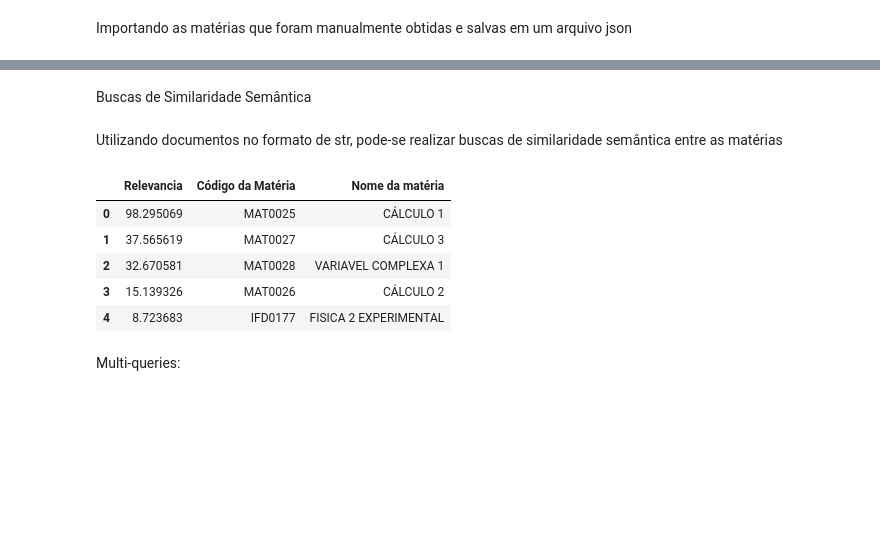
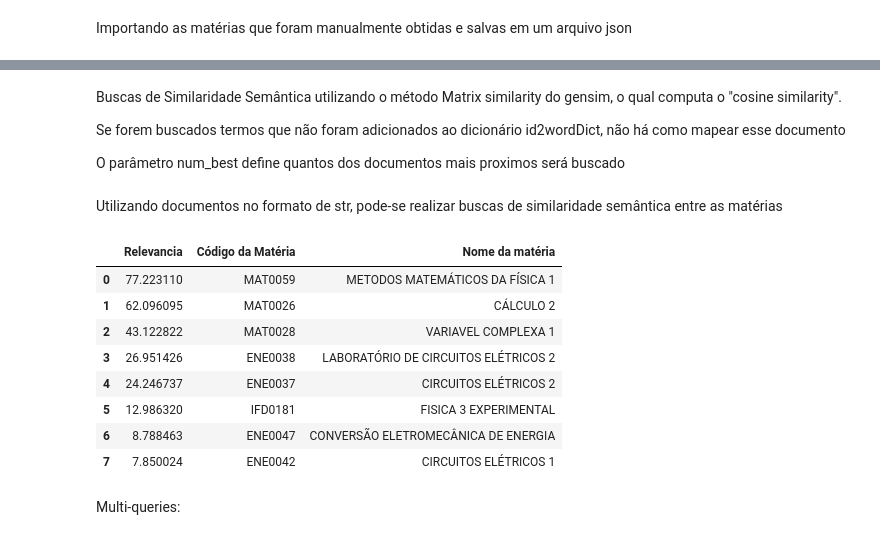
Before and after one commit to gnramos/crea-tools, a Jupyter notebook: LSI-model.ipynb, the cells around one changed output, grey strips where cells are left out. Cells and saved outputs as stored; diff of their text form; code cells hidden in the pictures; blank space fills up the shorter version.

```diff
--- a/LSI-model.ipynb
+++ b/LSI-model.ipynb
@@ -17,7 +16,7 @@ matriz_do_conhecimento = pd.read_excel("C:\Coding\WorkSpace\PIBITI\Matriz_do_Con
 # %% [markdown]
 Corrigindo valores que foram incorretamente preenchido pelo método fillna("ffill"):
 # %%
-matriz_do_conhecimento = matriz_do_conhecimento.replace({"TÓPICOS": np.NaN, "Nº DE ORDEM DOS TÓPICOS": np.NaN})
+crea_df = crea_df.replace({"TÓPICOS": np.NaN, "Nº DE ORDEM DOS TÓPICOS": np.NaN})
 # %% [markdown]
 Salvando o Dataframe com o pickle
 # %%
@@ -154,52 +326,58 @@ MmCorpus(26 documents, 26 features, 676 non-zero entries)
-# %% [markdown]
-Buscas de Similaridade Semântica
+# %% [markdown]
+Buscas de Similaridade Semântica utilizando o método Matrix similarity do gensim, o qual computa o "cosine similarity".
+
+Se forem buscados termos que não foram adicionados ao dicionário id2wordDict, não há como mapear esse documento
+
+O parâmetro num_best define quantos dos documentos mais proximos será buscado
 # %%
-from gensim.similarities import MatrixSimilarity
-from operator import itemgetter
+from gensim.similarities.docsim import MatrixSimilarity
 
-materia_index = MatrixSimilarity(lsi_corpus, num_features = lsi_corpus.num_terms)
+cosineSimilarity = MatrixSimilarity(lsi_corpus, num_features = lsi_corpus.num_terms, num_best=8)
 
-def search_similar(search_term):
-    search_doc = nlp(search_term)
-    lemmatized_doc = [token.lemma_ for token in search_doc]
+def search_similarity_query(search_document):
 
-    query_bow = id2wordDict.doc2bow( lemmatized_doc )
+    # * preprocessing and processing until becomes a matrix of type term_to_topic (V)
+    doc = preprocess(search_document)
+    query_bow = id2wordDict.doc2bow(doc)
     query_tfidf = tfidf_model[query_bow]
     query_lsi = lsi_model[query_tfidf]
 
-    materia_index.num_best = 5
+    # * cossine similarity between the vector of the new document vs all other vectors of documents
+    # * returns a list of tuples (id of compared document, similarity)
+    ranking = cosineSimilarity[query_lsi]
 
-    listaMaterias = materia_index[query_lsi]
+    ranking.sort(key=lambda unit: unit[1], reverse= True)
+    result = []
 
-    listaMaterias.sort(key=itemgetter(1), reverse=True)
-    resultado = []
+    for subject in ranking:
 
-    for i, materia in enumerate(listaMaterias):
-
-        resultado.append (
+        result.append (
             {
-                'Relevancia': round((materia[1] * 100),6),
-                'Código da Matéria': materias_df['codigo'][materia[0]],
-                'Nome da matéria': materias_df['nome'][materia[0]]
+                'Relevancia': round((subject[1] * 100),6),
+                'Código da Matéria': subjects_df['codigo'][subject[0]],
+                'Nome da matéria': subjects_df['nome'][subject[0]]
             }
 
         )
-        # ? linha abaixo irrelevante?
-        if i == (materia_index.num_best-1):
-            break
 
-    return pd.DataFrame(resultado, columns=['Relevancia','Código da Matéria','Nome da matéria'])
+    output = pd.DataFrame(result, columns=['Relevancia','Código da Matéria','Nome da matéria'])
+    if len(output) == 0:
+        return "O texto procurado não há similaridade com nenhuma das demais"
+    return output
 # %% [markdown]
 Utilizando documentos no formato de str, pode-se realizar buscas de similaridade semântica entre as matérias
-# %%
-search_similar('calculo diferencial e integral')
-# %% [output]
-|  | Relevancia | Código da Matéria | Nome da matéria |
-| 0 | 98.295069 | MAT0025 | CÁLCULO 1 |
-| 1 | 37.565619 | MAT0027 | CÁLCULO 3 |
-| 2 | 32.670581 | MAT0028 | VARIAVEL COMPLEXA 1 |
-| 3 | 15.139326 | MAT0026 | CÁLCULO 2 |
-| 4 | 8.723683 | IFD0177 | FISICA 2 EXPERIMENTAL |
+# %%
+search_similarity_query("serie")
+# %% [output]
+|  | Relevancia | Código da Matéria | Nome da matéria |
+| 0 | 77.223110 | MAT0059 | METODOS MATEMÁTICOS DA FÍSICA 1 |
+| 1 | 62.096095 | MAT0026 | CÁLCULO 2 |
+| 2 | 43.122822 | MAT0028 | VARIAVEL COMPLEXA 1 |
+| 3 | 26.951426 | ENE0038 | LABORATÓRIO DE CIRCUITOS ELÉTRICOS 2 |
+| 4 | 24.246737 | ENE0037 | CIRCUITOS ELÉTRICOS 2 |
+| 5 | 12.986320 | IFD0181 | FISICA 3 EXPERIMENTAL |
+| 6 | 8.788463 | ENE0047 | CONVERSÃO ELETROMECÂNICA DE ENERGIA |
+| 7 | 7.850024 | ENE0042 | CIRCUITOS ELÉTRICOS 1 |
 # %% [markdown]
 Multi-queries:
 # %%
```
Also changed, not shown: parts of 39 cells of this notebook, 11 other files.
